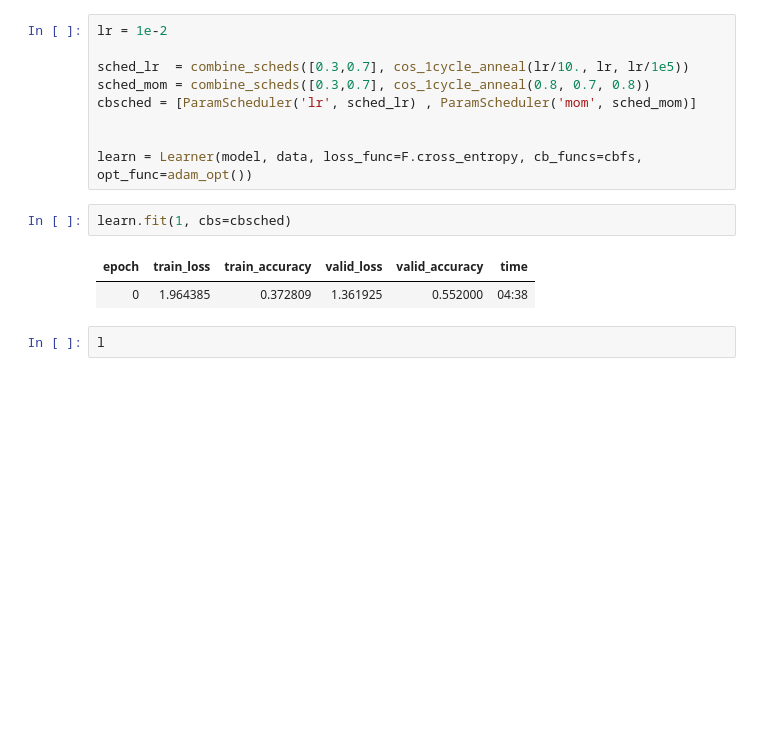
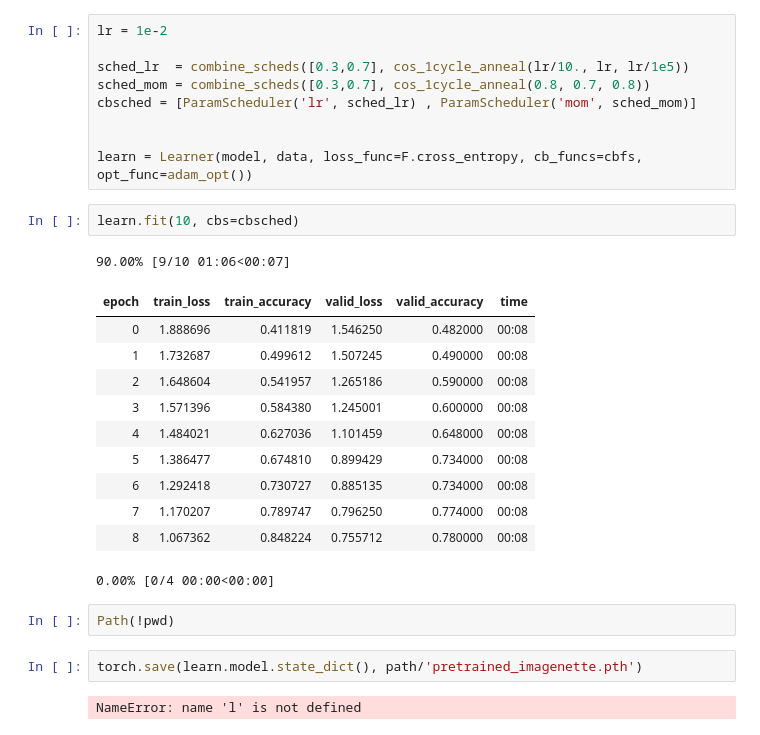
Before and after one commit to letsdodatascience/research-lib, a Jupyter notebook: nbs/08d_mixup.ipynb, the cells around one changed output. Drawn from its saved outputs; the diff is of its cells as text; blank space fills up the shorter version.

Commit message:
pretrained imagenette

```diff
--- a/nbs/08d_mixup.ipynb
+++ b/nbs/08d_mixup.ipynb
@@ -165,9 +165,23 @@ cbsched = [ParamScheduler('lr', sched_lr) , ParamScheduler('mom', sched_mom)]
 
 learn = Learner(model, data, loss_func=F.cross_entropy, cb_funcs=cbfs, opt_func=adam_opt())
 # %%
-learn.fit(1, cbs=cbsched)
+learn.fit(10, cbs=cbsched)
 # %% [output]
+90.00% [9/10 01:06<00:07]
 | epoch | train_loss | train_accuracy | valid_loss | valid_accuracy | time |
-| 0 | 1.964385 | 0.372809 | 1.361925 | 0.552000 | 04:38 |
+| 0 | 1.888696 | 0.411819 | 1.546250 | 0.482000 | 00:08 |
+| 1 | 1.732687 | 0.499612 | 1.507245 | 0.490000 | 00:08 |
+| 2 | 1.648604 | 0.541957 | 1.265186 | 0.590000 | 00:08 |
+| 3 | 1.571396 | 0.584380 | 1.245001 | 0.600000 | 00:08 |
+| 4 | 1.484021 | 0.627036 | 1.101459 | 0.648000 | 00:08 |
+| 5 | 1.386477 | 0.674810 | 0.899429 | 0.734000 | 00:08 |
+| 6 | 1.292418 | 0.730727 | 0.885135 | 0.734000 | 00:08 |
+| 7 | 1.170207 | 0.789747 | 0.796250 | 0.774000 | 00:08 |
+| 8 | 1.067362 | 0.848224 | 0.755712 | 0.780000 | 00:08 |
+0.00% [0/4 00:00<00:00]
-# %%
-l
+# %%
+Path(!pwd)
+# %%
+torch.save(learn.model.state_dict(), path/'pretrained_imagenette.pth')
+# %% [output]
+NameError: name 'l' is not defined
```
Also changed, not shown: parts of 4 cells of this notebook.
